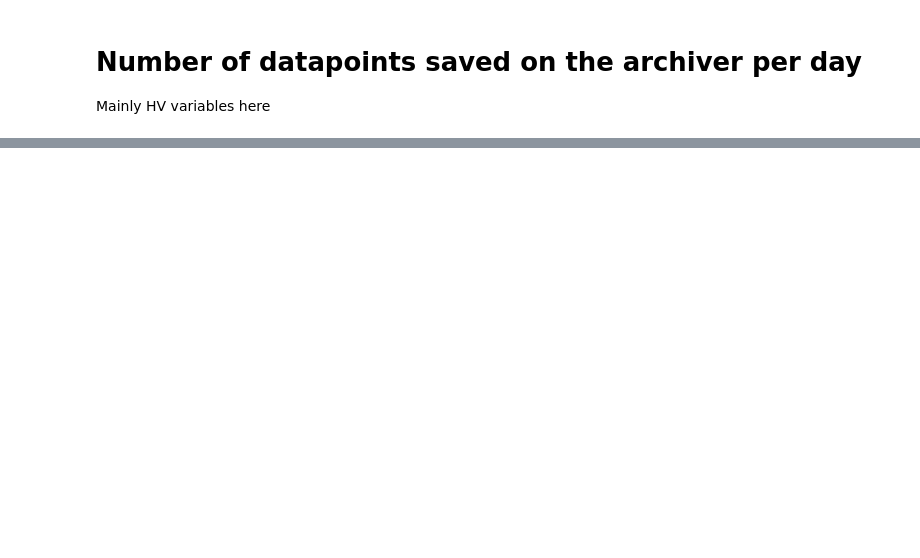
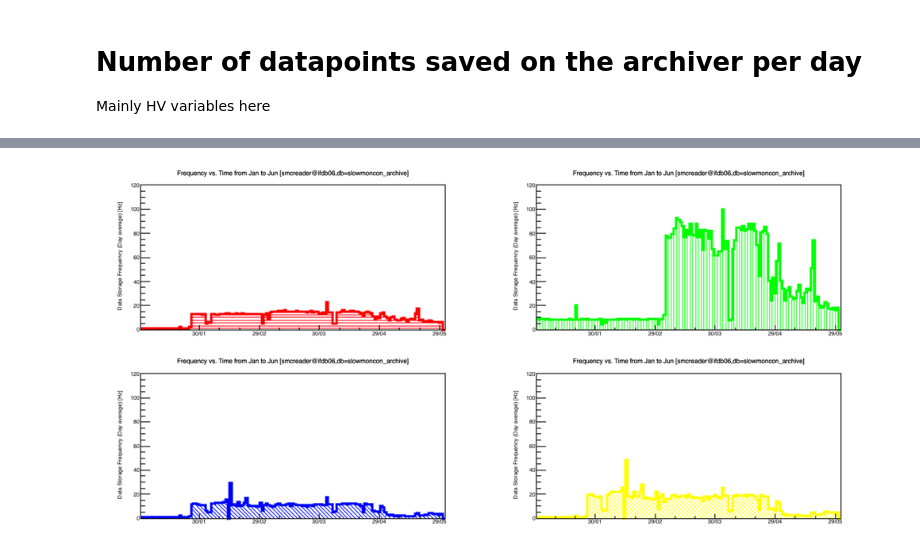
Before and after one commit to sdporzio/ArchiverRateAnalyzer, a Jupyter notebook: plotRates.ipynb, the cells around one changed output, grey strips where cells are left out. Drawn from its saved outputs; the diff is of its cells as text; code cells hidden in the pictures; blank space fills up the shorter version.

```diff
--- a/plotRates.ipynb
+++ b/plotRates.ipynb
@@ -105,0 +180,4 @@ Plot(outDir+plotName+str(2)+extension)
+# %%
+Plot(outDir+plotName+str(2)+extension)
+# %% [output]
+[figure, added]
```
Also changed, not shown: parts of 3 cells of this notebook, 6 other files.
